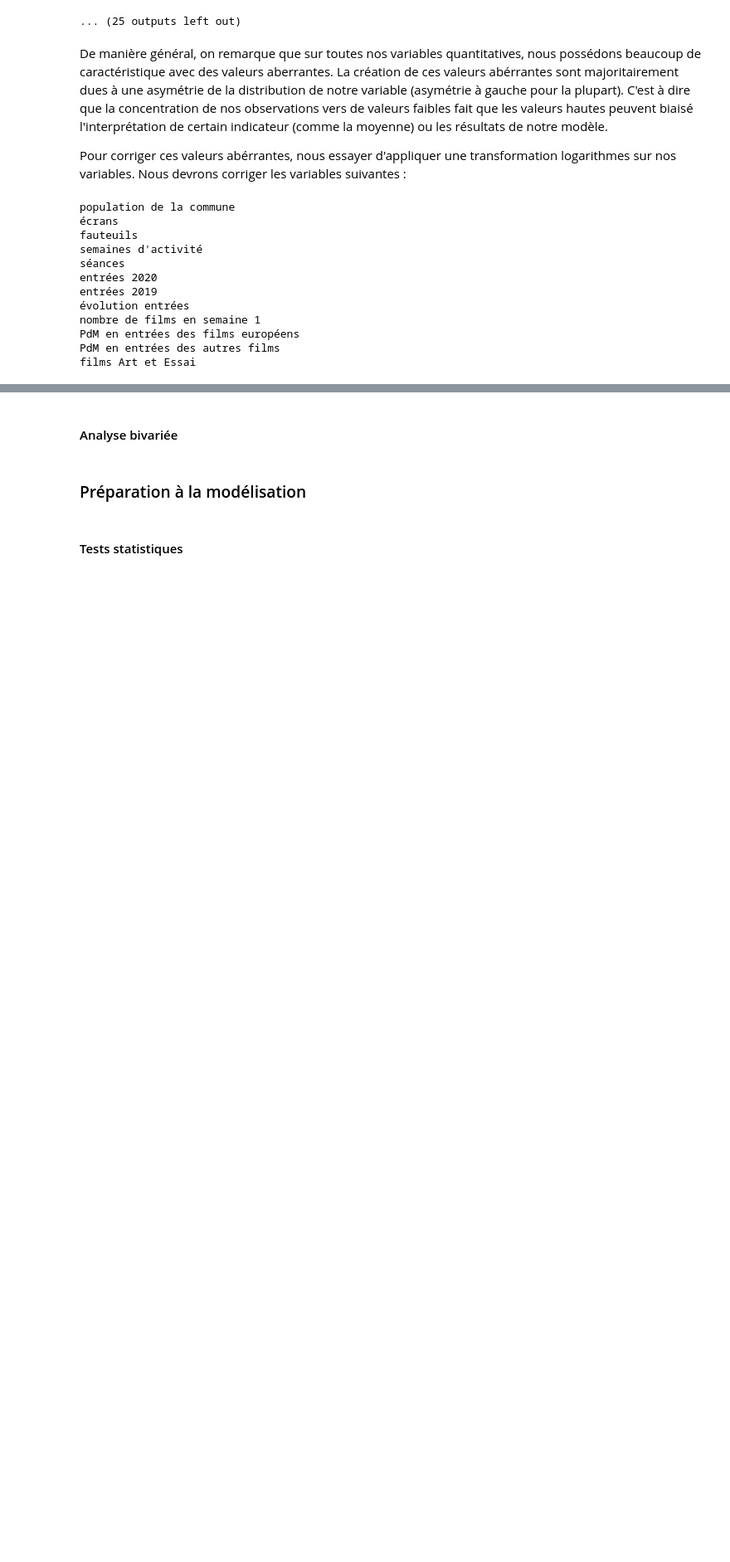
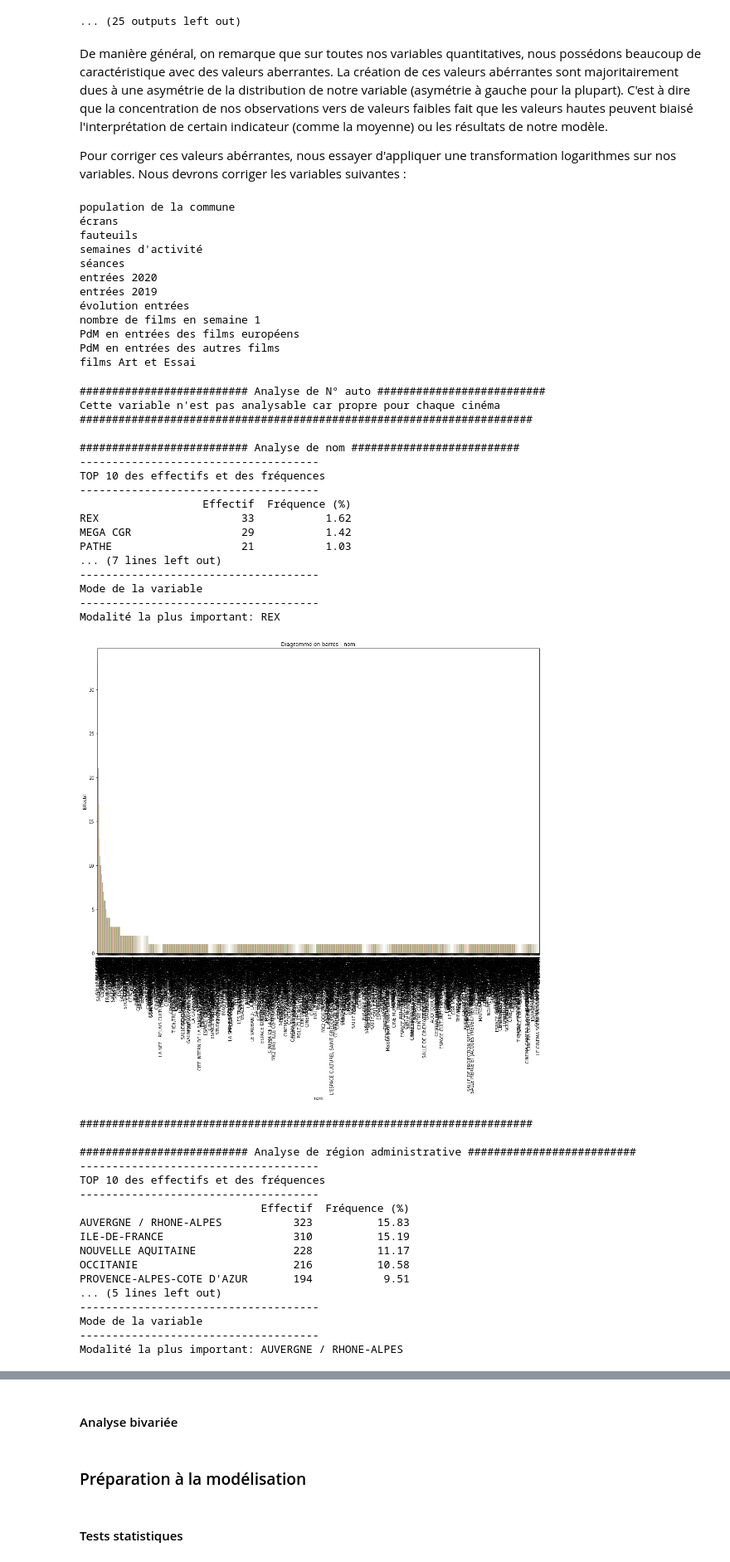
Before and after one commit to PauloMoq/Stats_M1, a Jupyter notebook: code/modelisation.ipynb, the cells around one changed output, grey strips where cells are left out. Shown at 83% size. Drawn from its saved outputs; the diff is of its cells as text; code cells hidden in the pictures; blank space fills up the shorter version.

Commit message:
Analyse_uni_quali_AH

```diff
--- a/code/modelisation.ipynb
+++ b/code/modelisation.ipynb
@@ -519,0 +565,40 @@ films Art et Essai
+# %%
+for quali in var_quali:
+    v_qual=data[quali]
+    analyse_quali(v_qual,quali)
+# %% [output]
+########################## Analyse de N° auto ##########################
+Cette variable n'est pas analysable car propre pour chaque cinéma
+######################################################################
+
+########################## Analyse de nom ##########################
+-------------------------------------
+TOP 10 des effectifs et des fréquences
+-------------------------------------
+                   Effectif  Fréquence (%)
+REX                      33           1.62
+MEGA CGR                 29           1.42
+PATHE                    21           1.03
+... (7 lines left out)
+-------------------------------------
+Mode de la variable
+-------------------------------------
+Modalité la plus important: REX
+[figure, added]
+######################################################################
+
+########################## Analyse de région administrative ##########################
+-------------------------------------
+TOP 10 des effectifs et des fréquences
+-------------------------------------
+                            Effectif  Fréquence (%)
+AUVERGNE / RHONE-ALPES           323          15.83
+ILE-DE-FRANCE                    310          15.19
+NOUVELLE AQUITAINE               228          11.17
+OCCITANIE                        216          10.58
+PROVENCE-ALPES-COTE D'AZUR       194           9.51
+... (5 lines left out)
+-------------------------------------
+Mode de la variable
+-------------------------------------
+Modalité la plus important: AUVERGNE / RHONE-ALPES
```
Also changed, not shown: parts of 2 cells of this notebook.
